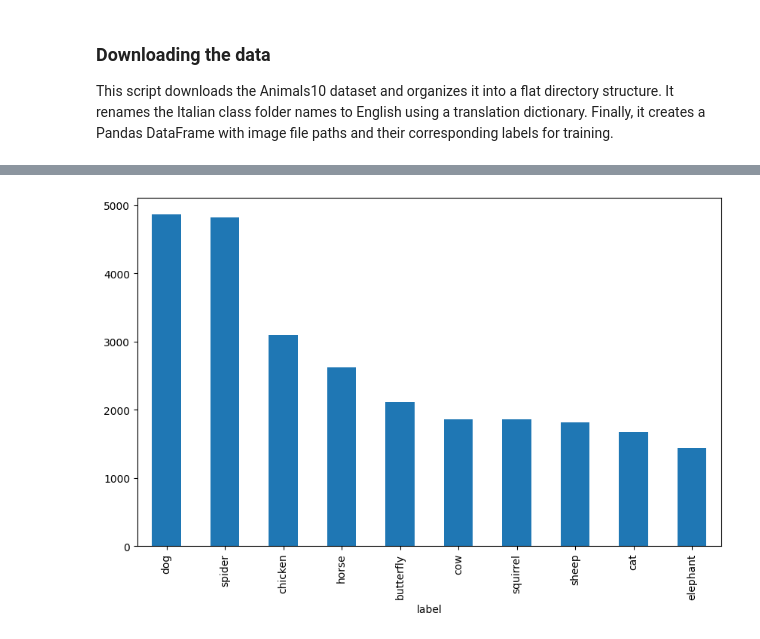
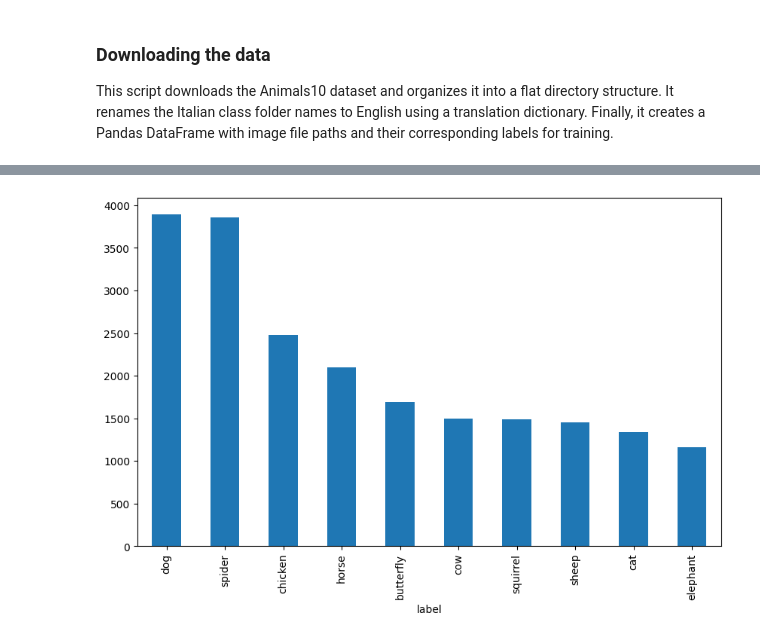
Before and after one commit to coleaydelotte/Animal-Classification, a Jupyter notebook: Animal_Classification.ipynb, the cells around one changed output, grey strips where cells are left out. Saved outputs shown, nothing was run; the diff lists cells and outputs as text; code cells hidden in the pictures.

Commit message:
Adding test model.
Adding test model. :)

```diff
--- a/Animal_Classification.ipynb
+++ b/Animal_Classification.ipynb
@@ -80,0 +67,3 @@ meta_data.head(10)
+# %%
+train_set, test_set = load_meta_data()
+train_set.head(10)
@@ -81,4 +82,4 @@ meta_data.head(10)
 # %%
-meta_data["label"].value_counts().plot(kind='bar', figsize=(10, 6));
+train_set["label"].value_counts().plot(kind='bar', figsize=(10, 6));
 # %% [output]
-[figure, old version]
+[figure, new version]
```
Also changed, not shown: parts of 13 cells of this notebook, 1 other file.
